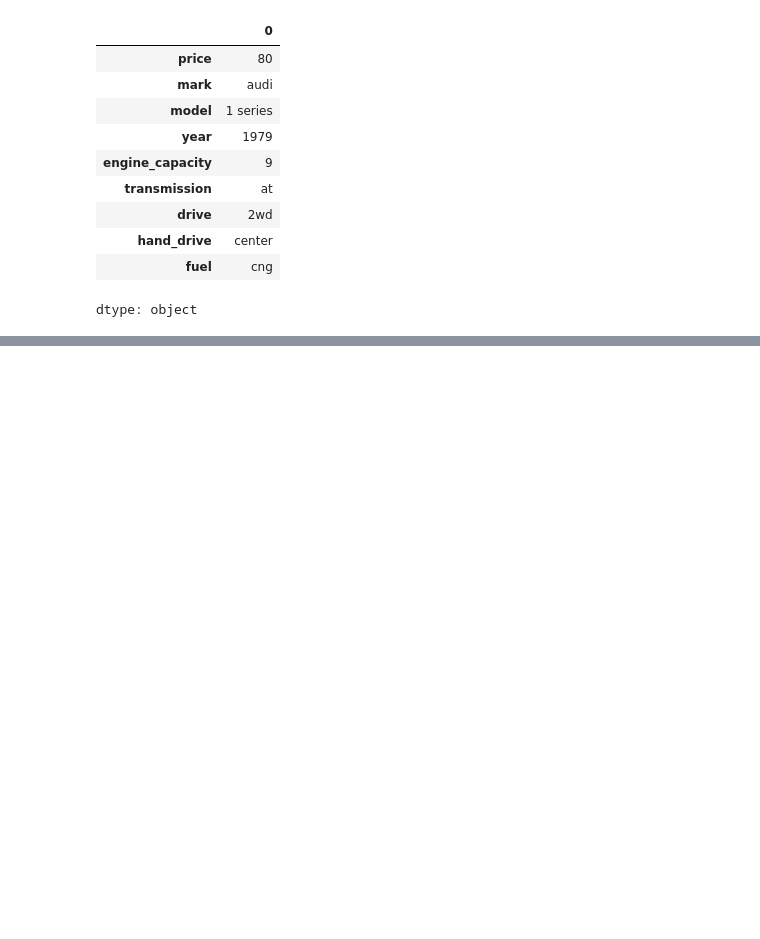
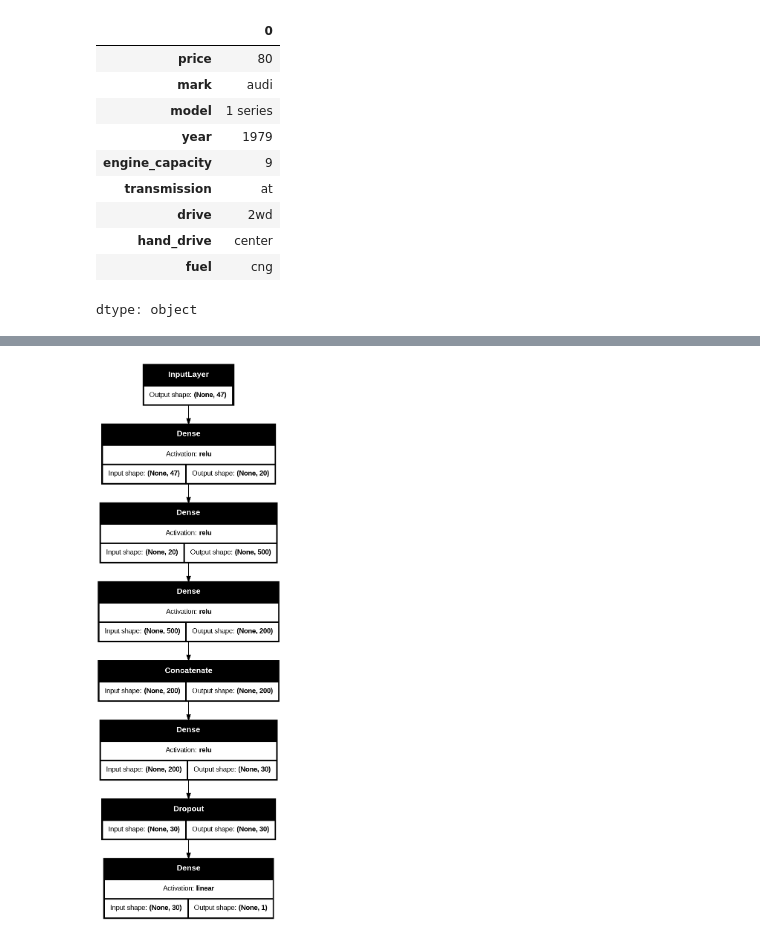
Before and after one commit to Maxxx-VS/The-Founder, a Jupyter notebook: 22_3_Японские_машины.ipynb, the cells around one changed output, grey strips where cells are left out. Drawn from its saved outputs; the diff is of its cells as text; code cells hidden in the pictures; blank space fills up the shorter version.

```diff
--- a/22_3_Японские_машины.ipynb
+++ b/22_3_Японские_машины.ipynb
@@ -389,7 +407,7 @@ def get_row_data(row):
                 range2OHE(row[COL_ENGINE], engine_class)])
 
     # Вектор зарплат в тысячах рублей
-    y_data = np.array([row[COL_PRICE]]) / 1000
+    y_data = np.array([row[COL_PRICE]]) / 100
 
 
     return x_data, y_data
@@ -409,0 +434,30 @@ x_train, y_train = get_train_data(cars)
+# %%
+input1 = Input((x_train.shape[1],))
+
+
+# Первый вход для числовых данных
+x1 = input1
+x1 = Dense(20, activation="relu")(x1)
+x1 = Dense(500, activation="relu")(x1)
+x1 = Dense(200, activation="relu")(x1)
+
+
+
+
+
+# Объединение четырех веток
+x = concatenate([x1])
+
+# Промежуточный слой
+x = Dense(30, activation='relu')(x)
+x = Dropout(0.5)(x)
+
+# Финальный регрессирующий нейрон
+x = Dense(1, activation='linear')(x)
+
+# В Model передаются входы и выход
+model = Model((input1), x)
+# %%
+utils.plot_model(model, dpi=96, show_shapes=True, show_layer_activations=True)
+# %% [output]
+[figure, added]
```
Also changed, not shown: parts of 9 cells of this notebook.
